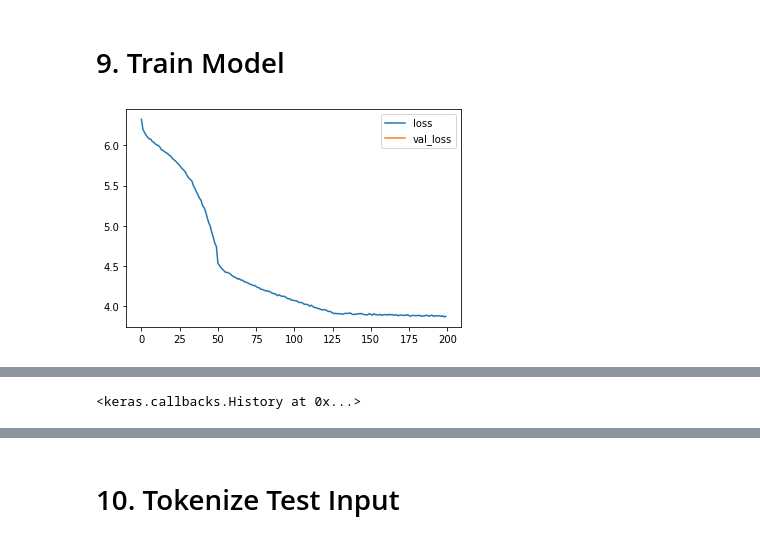
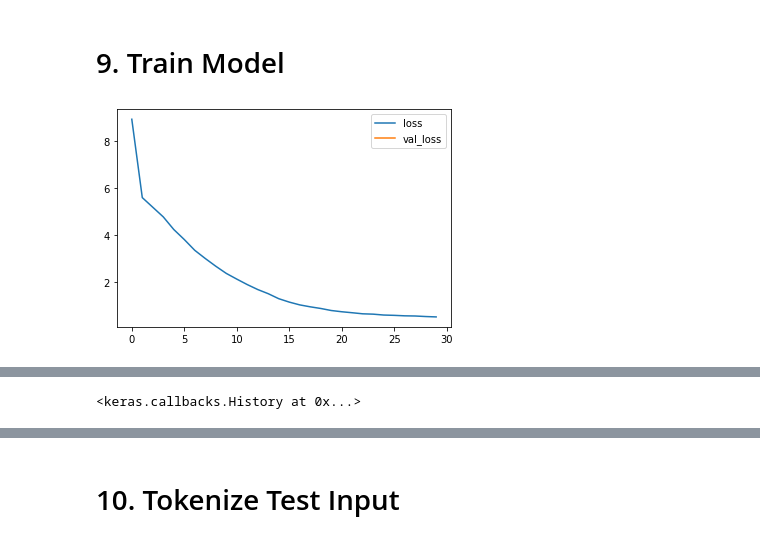
Before and after one commit to MJ199999/-SW-, a Jupyter notebook: code/train.ipynb, the cells around one changed output, grey strips where cells are left out. Cells and saved outputs as stored; diff of their text form; code cells hidden in the pictures.

```diff
--- a/code/train.ipynb
+++ b/code/train.ipynb
@@ -81,5 +117,5 @@ df.head()
 # %%
-train_dataset = df
+train_dataset = df[290:]
 # %% [markdown]
 # 3. Load Tokenizer & GPT3 Model
 # %%
@@ -87,3 +123,5 @@ from transformers import AutoTokenizer, TFAutoModelForCausalLM
 
 tokenizer = AutoTokenizer.from_pretrained("skt/ko-gpt-trinity-1.2B-v0.5", bos_token='</s>', eos_token='</s>', pad_token='<pad>')
 # gpt3_model = TFAutoModelForCausalLM.from_pretrained("skt/ko-gpt-trinity-1.2B-v0.5", from_pt=True)
+# %%
+tokenizer.add_tokens(['newWord', 'newWord2'])
@@ -90,2 +130,2 @@ tokenizer = AutoTokenizer.from_pretrained("skt/ko-gpt-trinity-1.2B-v0.5", bos_to
 # %%
-gpt3_model = TFAutoModelForCausalLM.from_pretrained("MJ199999/gpt3_model")
+gpt3_model = TFAutoModelForCausalLM.from_pretrained("MJ199999/gpt3_model", revision="c8243f81d81eb7c761ed9e5c0ce7e952586c1b7e")
@@ -262,11 +305,12 @@ plot_losses = PlotLosses()
 # %%
 def scheduler(epoch, lr):
 
-  if epoch == 100:
+  if epoch == 150:
     lr = lr*0.1
     print("learning rate changed at epcoh {} as {}".format(epoch, lr))
-  if epoch == 150:
+  if epoch == 300:
     lr = lr*0.1
+    print("learning rate changed at epcoh {} as {}".format(epoch, lr))
     print("learning rate changed at epcoh {} as {}".format(epoch, lr))
   return lr
 
@@ -276,6 +320,6 @@ lr_scheduler = LearningRateScheduler(scheduler)
 # %% [markdown]
 # 9. Train Model
 # %%
-gpt3_model.fit(train_X_1, train_y, epochs=200, batch_size=4, callbacks=[plot_losses, lr_scheduler])
+gpt3_model.fit(train_X_1, train_y, epochs=30, batch_size=4, callbacks=[plot_losses, lr_scheduler])
 # %% [output]
-[figure, old version]
+[figure, new version]
```
Also changed, not shown: parts of 23 cells of this notebook.
